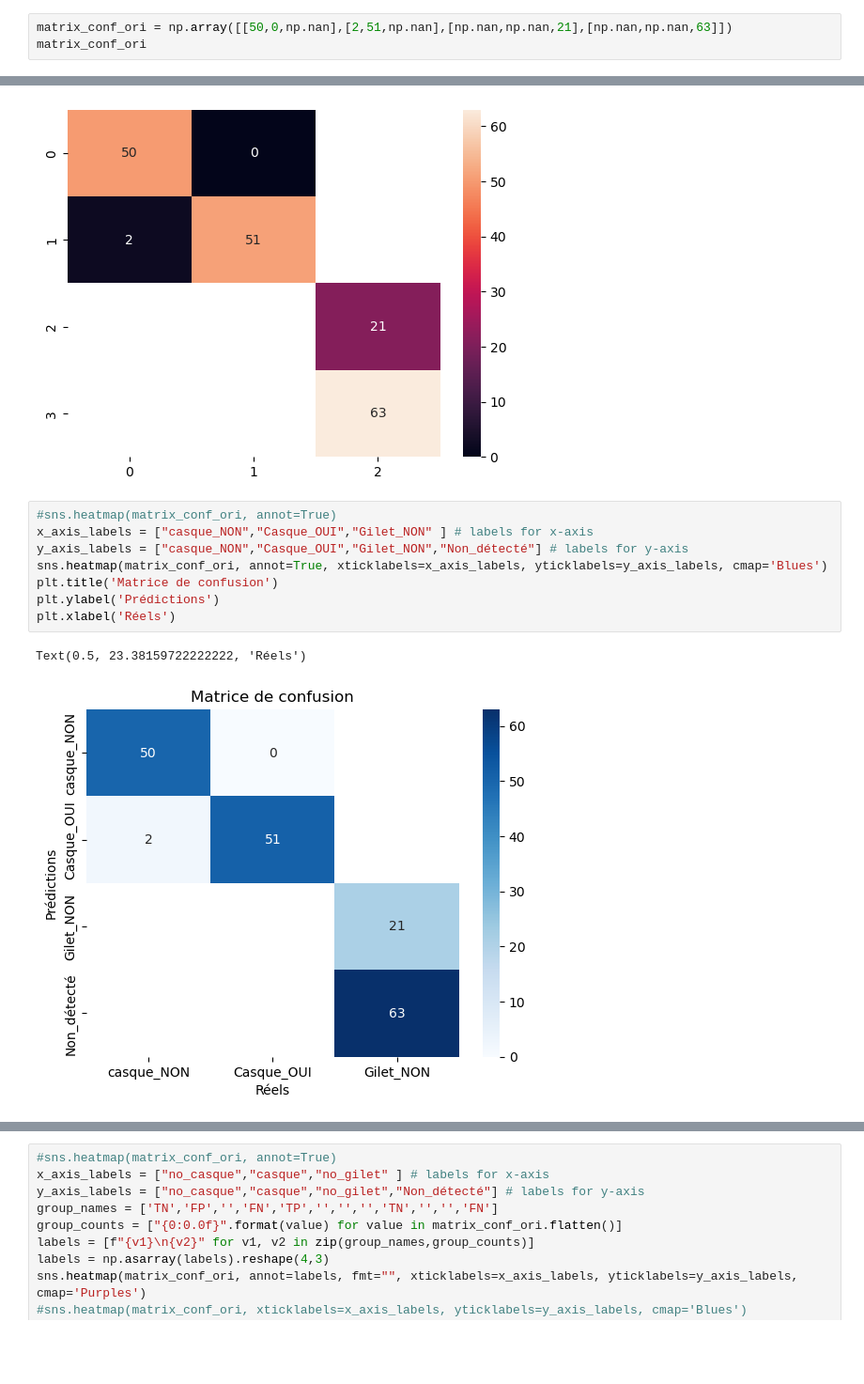
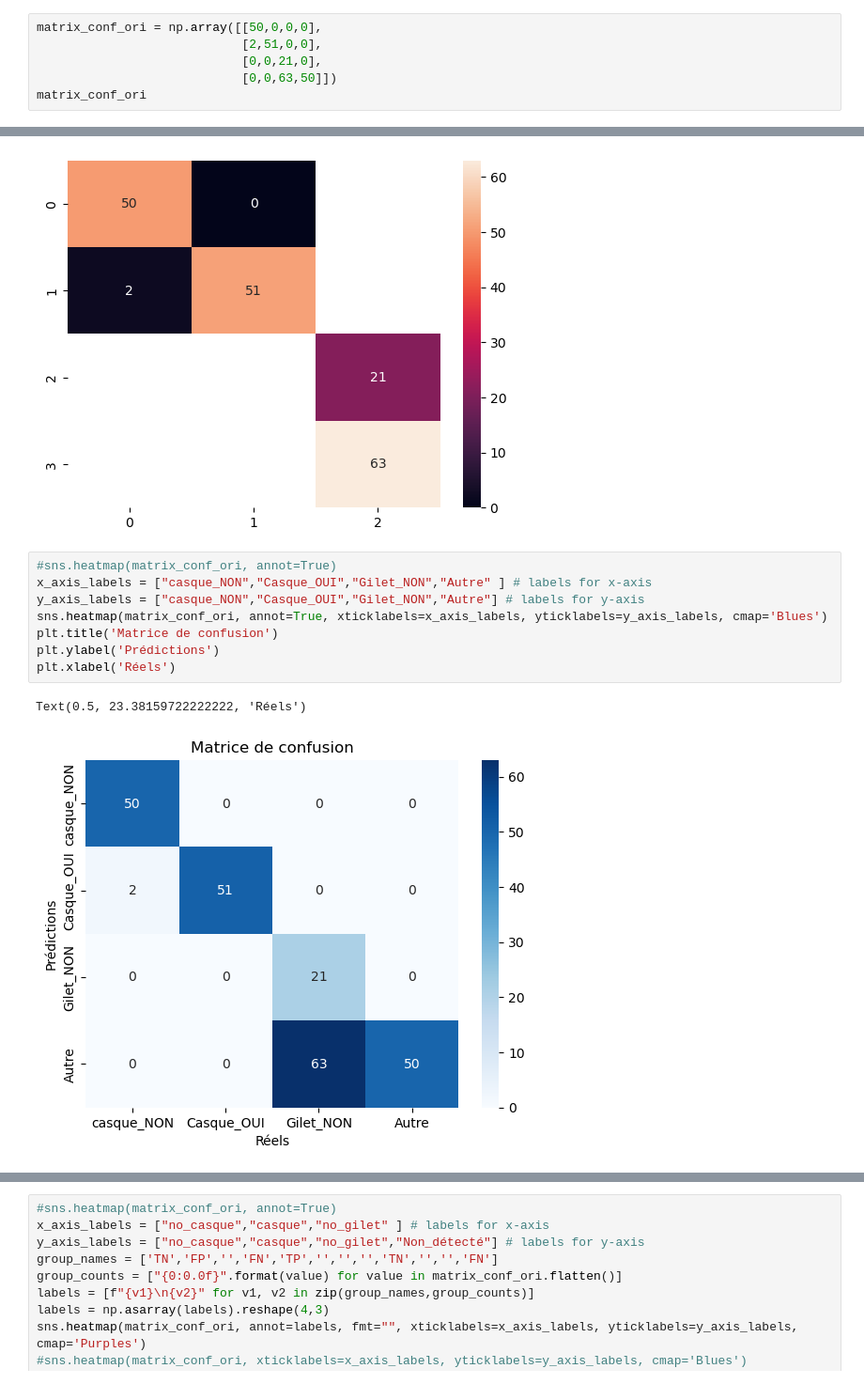
Before and after one commit to MainaLD/Verificateur_uniforme-Yolov5s-, a Jupyter notebook: analyse_dataset_label.ipynb, the cells around one changed output, grey strips where cells are left out. Shown at 94% size. Saved outputs shown, nothing was run; the diff lists cells and outputs as text; blank space fills up the shorter version.

```diff
--- a/analyse_dataset_label.ipynb
+++ b/analyse_dataset_label.ipynb
@@ -740,6 +588,9 @@ Name: metrics_mAP_0_5, dtype: float64
 import seaborn as sns
 import matplotlib.pyplot as plt
 # %%
-matrix_conf_ori = np.array([[50,0,np.nan],[2,51,np.nan],[np.nan,np.nan,21],[np.nan,np.nan,63]])
+matrix_conf_ori = np.array([[50,0,0,0],
+                            [2,51,0,0],
+                            [0,0,21,0],
+                            [0,0,63,50]])
 matrix_conf_ori
 # %% [output]
@@ -754,12 +605,12 @@ sns.heatmap(matrix_conf_ori, annot=True)
 [figure]
 # %%
 #sns.heatmap(matrix_conf_ori, annot=True)
-x_axis_labels = ["casque_NON","Casque_OUI","Gilet_NON" ] # labels for x-axis
-y_axis_labels = ["casque_NON","Casque_OUI","Gilet_NON","Non_détecté"] # labels for y-axis
+x_axis_labels = ["casque_NON","Casque_OUI","Gilet_NON","Autre" ] # labels for x-axis
+y_axis_labels = ["casque_NON","Casque_OUI","Gilet_NON","Autre"] # labels for y-axis
 sns.heatmap(matrix_conf_ori, annot=True, xticklabels=x_axis_labels, yticklabels=y_axis_labels, cmap='Blues')
 plt.title('Matrice de confusion')
 plt.ylabel('Prédictions')
 plt.xlabel('Réels')
 # %% [output]
 Text(0.5, 23.38159722222222, 'Réels')
-[figure, old version]
+[figure, new version]
```
Also changed, not shown: parts of 42 cells of this notebook, 8 other files.
